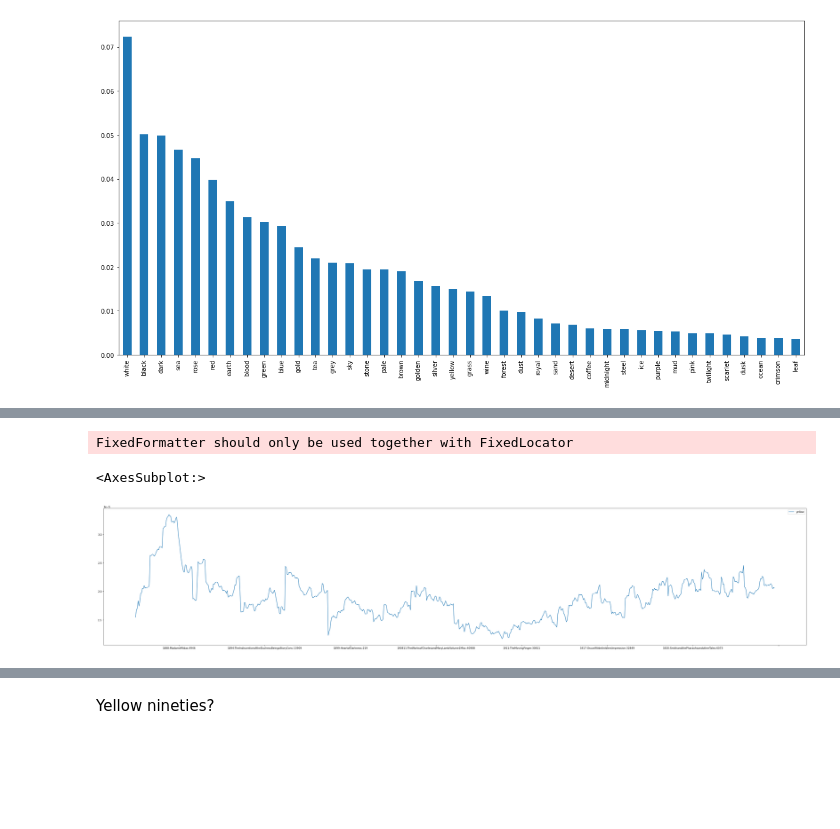
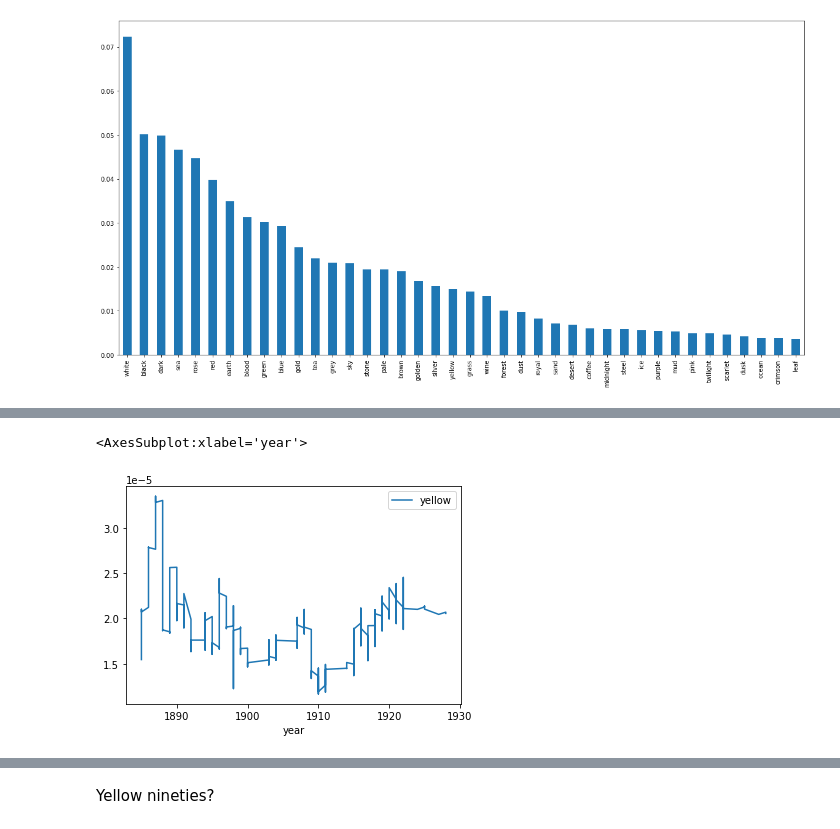
Before and after one commit to JonathanReeve/dissertation, a Jupyter notebook: 04-colors/pg-analysis-py/analyze-results5.ipynb, the cells around one changed output, grey strips where cells are left out. Cells and saved outputs as stored; diff of their text form; code cells hidden in the pictures; blank space fills up the shorter version.

```diff
--- a/04-colors/pg-analysis-py/analyze-results5.ipynb
+++ b/04-colors/pg-analysis-py/analyze-results5.ipynb
@@ -85 +77,3 @@ df.sum(axis=1).sort_values(ascending=False).tail(20)
 dtype: float64
+# %%
+df['year'] = df.index.str.slice(0,4).astype(int)
@@ -86,6 +95,9 @@ dtype: float64
+# %%
+yellowDF = df.fillna(0)[['yellow']]
+# %%
+yellowDF.index = df['year']
 # %%
-df.fillna(0)[['yellow']].rolling(50).mean().plot(figsize=(50, 10))
+yellowDF.rolling(50).mean().plot()
 # %% [output]
-FixedFormatter should only be used together with FixedLocator
+<AxesSubplot:xlabel='year'>
-<AxesSubplot:>
-[figure, old version]
+[figure, new version]
```
Also changed, not shown: parts of 7 cells of this notebook, 3 other files.
